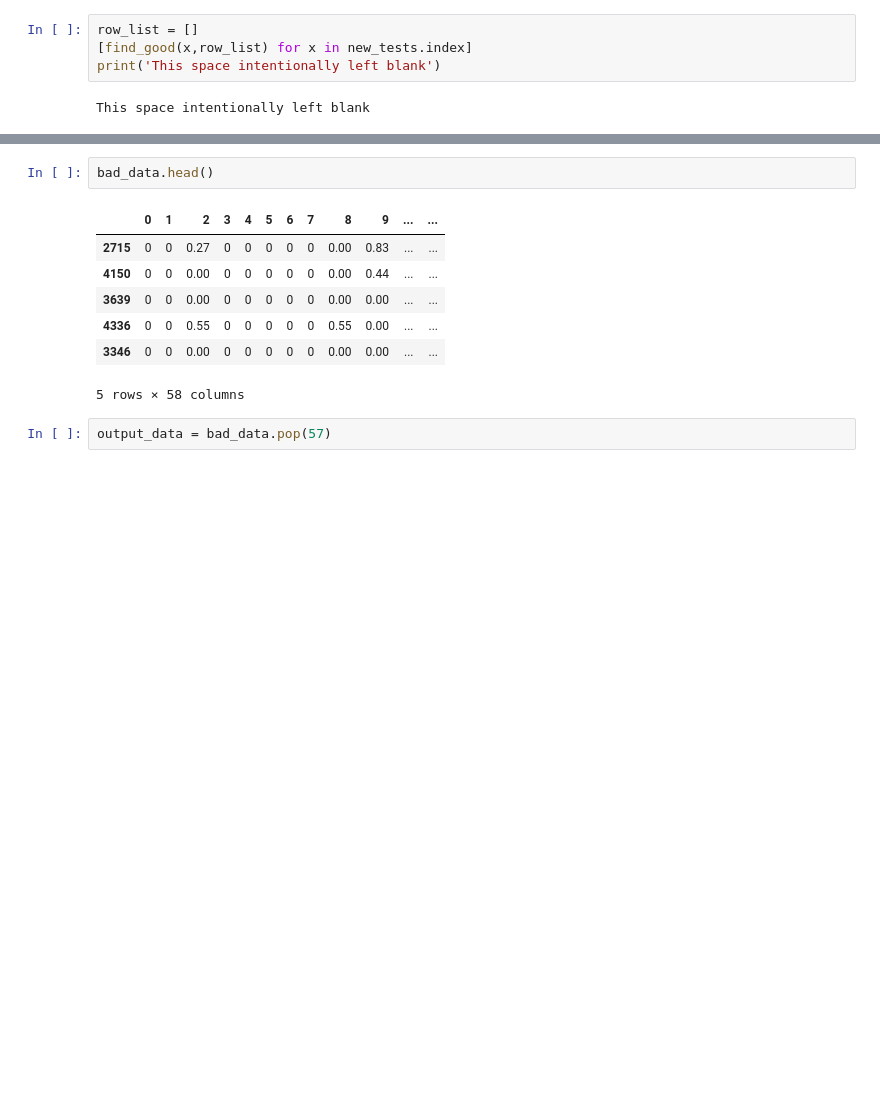
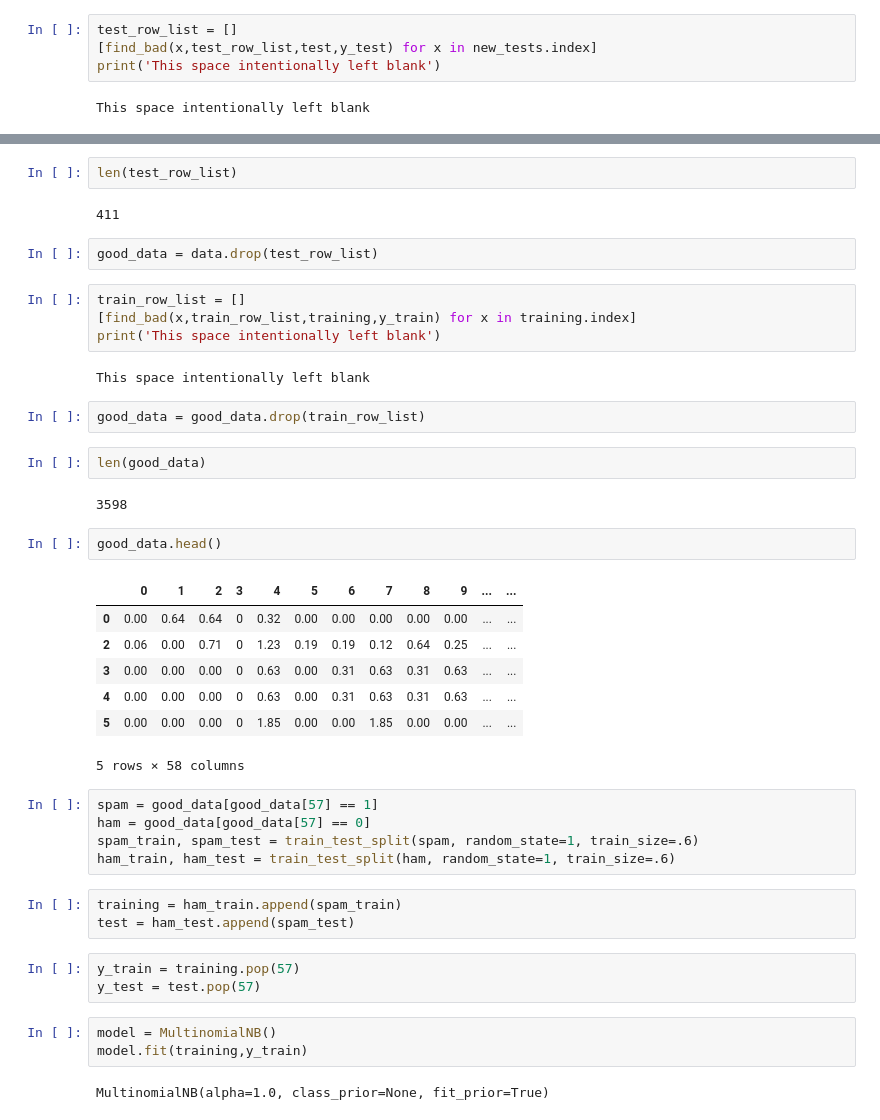
Before and after one commit to Shea-Wolfe/spamalot, a Jupyter notebook: spambase.ipynb, the cells around one changed output, grey strips where cells are left out. Cells and saved outputs as stored; diff of their text form; blank space fills up the shorter version.

Commit message:
Have a first pass at hard mode complete, refitting from good data

```diff
--- a/spambase.ipynb
+++ b/spambase.ipynb
@@ -189,6 +172,6 @@ def find_good(row, row_list):
 # %%
-row_list = []
-[find_good(x,row_list) for x in new_tests.index]
+test_row_list = []
+[find_bad(x,test_row_list,test,y_test) for x in new_tests.index]
 print('This space intentionally left blank')
 # %% [output]
 This space intentionally left blank
@@ -201,12 +178,44 @@ bad_data = new_tests.drop(row_list)
+# %%
+len(test_row_list)
+# %% [output]
+411
+# %%
+good_data = data.drop(test_row_list)
+# %%
+train_row_list = []
+[find_bad(x,train_row_list,training,y_train) for x in training.index]
+print('This space intentionally left blank')
+# %% [output]
+This space intentionally left blank
+# %%
+good_data = good_data.drop(train_row_list)
+# %%
+len(good_data)
+# %% [output]
+3598
 # %%
-bad_data.head()
+good_data.head()
 # %% [output]
 |  | 0 | 1 | 2 | 3 | 4 | 5 | 6 | 7 | 8 | 9 | ... | ... |
-| 2715 | 0 | 0 | 0.27 | 0 | 0 | 0 | 0 | 0 | 0.00 | 0.83 | ... | ... |
-| 4150 | 0 | 0 | 0.00 | 0 | 0 | 0 | 0 | 0 | 0.00 | 0.44 | ... | ... |
-| 3639 | 0 | 0 | 0.00 | 0 | 0 | 0 | 0 | 0 | 0.00 | 0.00 | ... | ... |
-| 4336 | 0 | 0 | 0.55 | 0 | 0 | 0 | 0 | 0 | 0.55 | 0.00 | ... | ... |
-| 3346 | 0 | 0 | 0.00 | 0 | 0 | 0 | 0 | 0 | 0.00 | 0.00 | ... | ... |
+| 0 | 0.00 | 0.64 | 0.64 | 0 | 0.32 | 0.00 | 0.00 | 0.00 | 0.00 | 0.00 | ... | ... |
+| 2 | 0.06 | 0.00 | 0.71 | 0 | 1.23 | 0.19 | 0.19 | 0.12 | 0.64 | 0.25 | ... | ... |
+| 3 | 0.00 | 0.00 | 0.00 | 0 | 0.63 | 0.00 | 0.31 | 0.63 | 0.31 | 0.63 | ... | ... |
+| 4 | 0.00 | 0.00 | 0.00 | 0 | 0.63 | 0.00 | 0.31 | 0.63 | 0.31 | 0.63 | ... | ... |
+| 5 | 0.00 | 0.00 | 0.00 | 0 | 1.85 | 0.00 | 0.00 | 1.85 | 0.00 | 0.00 | ... | ... |
 5 rows × 58 columns
-# %%
-output_data = bad_data.pop(57)
+# %%
+spam = good_data[good_data[57] == 1]
+ham = good_data[good_data[57] == 0]
+spam_train, spam_test = train_test_split(spam, random_state=1, train_size=.6)
+ham_train, ham_test = train_test_split(ham, random_state=1, train_size=.6)
+# %%
+training = ham_train.append(spam_train)
+test = ham_test.append(spam_test)
+# %%
+y_train = training.pop(57)
+y_test = test.pop(57)
+# %%
+model = MultinomialNB()
+model.fit(training,y_train)
+# %% [output]
+MultinomialNB(alpha=1.0, class_prior=None, fit_prior=True)
```
Also changed, not shown: parts of 14 cells of this notebook.
